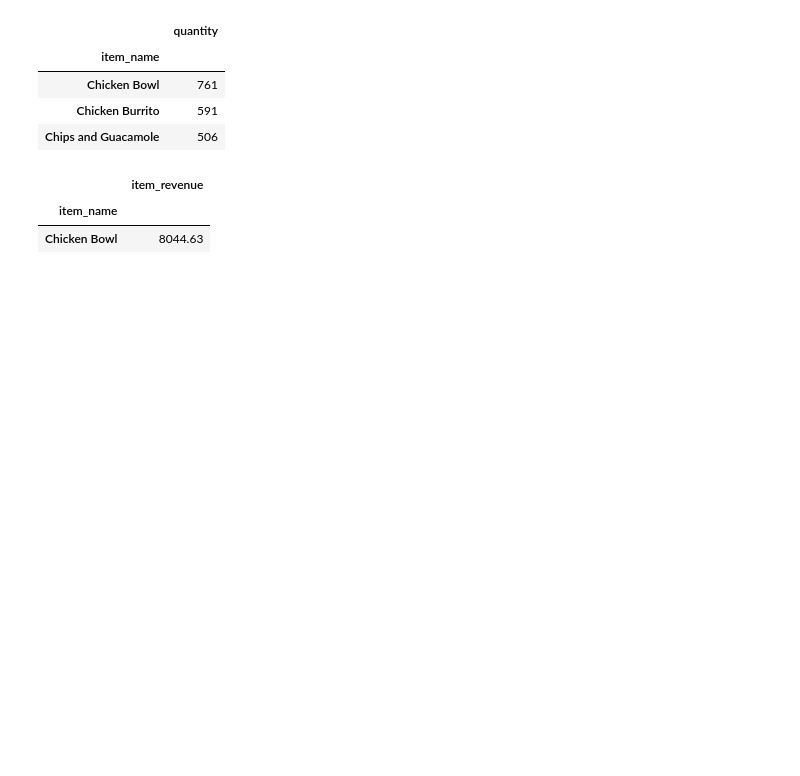
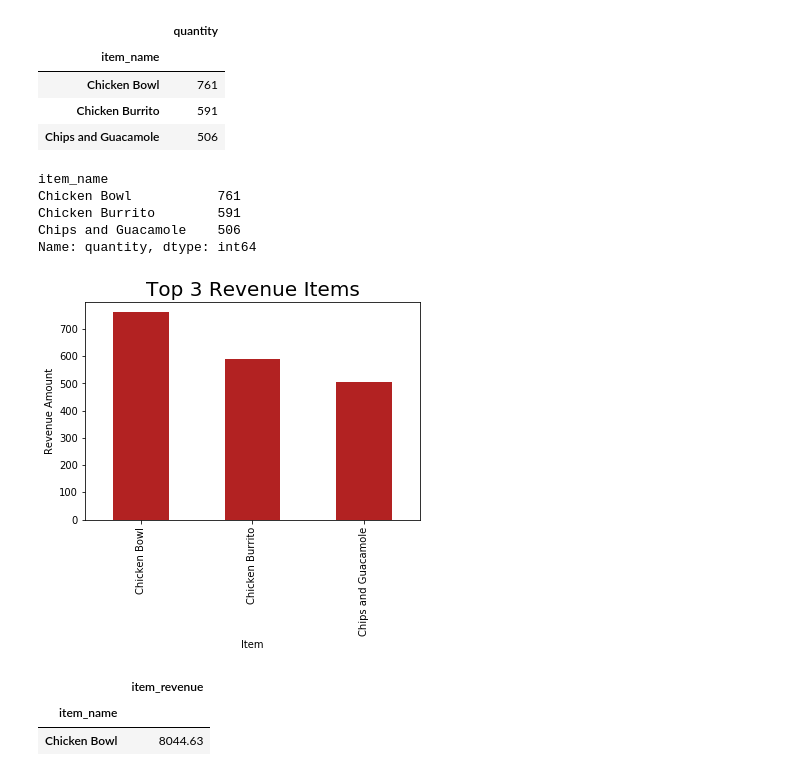
Before and after one commit to lukewbecker/numpy-pandas-visualization-exercises, a Jupyter notebook: advanced_dataframes.ipynb, the cells around one changed output. Cells and saved outputs as stored; diff of their text form; code cells hidden in the pictures; blank space fills up the shorter version.

```diff
--- a/advanced_dataframes.ipynb
+++ b/advanced_dataframes.ipynb
@@ -768,6 +791,26 @@ pop_items
 | Chicken Bowl | 761 |
 | Chicken Burrito | 591 |
 | Chips and Guacamole | 506 |
+# %%
+# Creating variable in order to chart the top three revenue items.
+
+top_three = c_df.groupby('item_name').quantity.agg('sum').sort_values(ascending = False).head(3)
+top_three
+# %% [output]
+item_name
+Chicken Bowl           761
+Chicken Burrito        591
+Chips and Guacamole    506
+Name: quantity, dtype: int64
+# %%
+top_three.plot(kind = 'bar', color = 'firebrick')
+
+plt.title('Top 3 Revenue Items', fontsize = 20)
+plt.xlabel('Item')
+plt.ylabel('Revenue Amount')
+plt.show()
+# %% [output]
+[figure, added]
 # %%
 # Which item has produced the most revenue?
 
```
Also changed, not shown: parts of 17 cells of this notebook.
